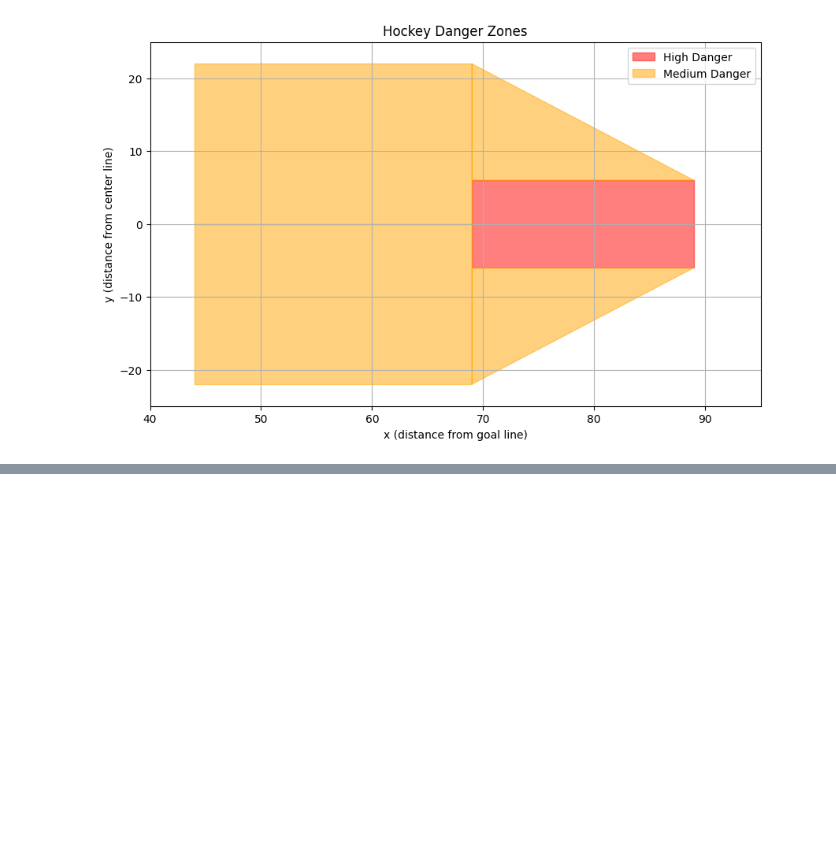
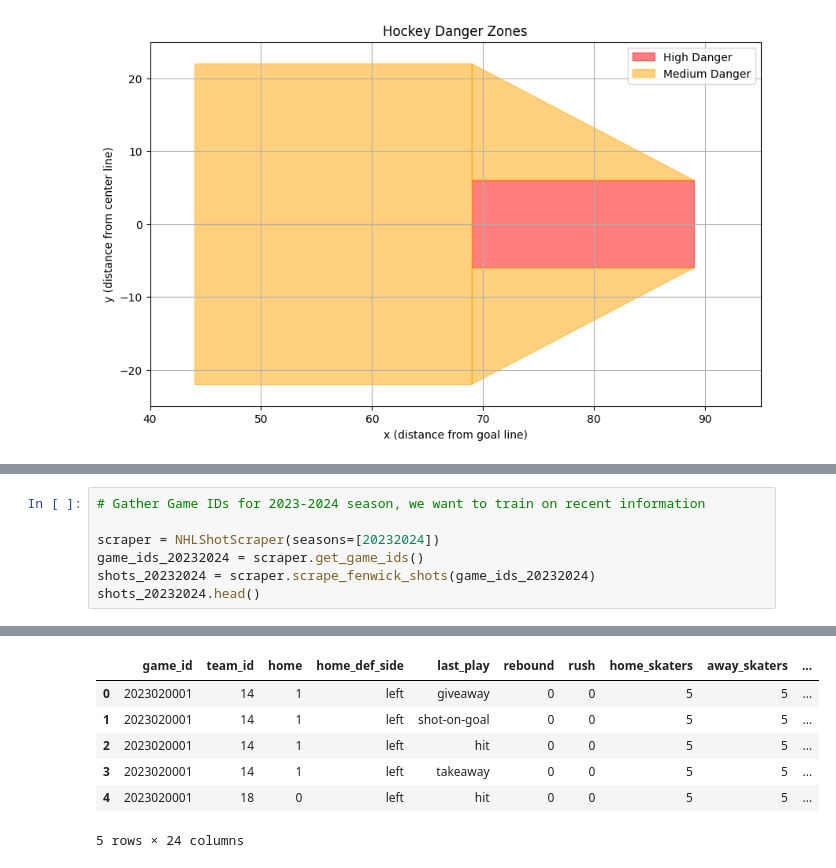
Before and after one commit to nolantphillips/nhl_predictors, a Jupyter notebook: notebooks/01_build_scraper.ipynb, the cells around one changed output, grey strips where cells are left out. Drawn from its saved outputs; the diff is of its cells as text; blank space fills up the shorter version.

```diff
--- a/notebooks/01_build_scraper.ipynb
+++ b/notebooks/01_build_scraper.ipynb
@@ -427,0 +434,8 @@ test.scrape_fenwick_shots([2025020331])
+# %%
+# Gather Game IDs for 2023-2024 season, we want to train on recent information
+
+scraper = NHLShotScraper(seasons=[20232024])
+game_ids_20232024 = scraper.get_game_ids()
+shots_20232024 = scraper.scrape_fenwick_shots(game_ids_20232024)
+shots_20232024.head()
+# %% [output]
@@ -427,0 +444,7 @@ test.scrape_fenwick_shots([2025020331])
+|  | game_id | team_id | home | home_def_side | last_play | rebound | rush | home_skaters | away_skaters | ... |
+| 0 | 2023020001 | 14 | 1 | left | giveaway | 0 | 0 | 5 | 5 | ... |
+| 1 | 2023020001 | 14 | 1 | left | shot-on-goal | 0 | 0 | 5 | 5 | ... |
+| 2 | 2023020001 | 14 | 1 | left | hit | 0 | 0 | 5 | 5 | ... |
+| 3 | 2023020001 | 14 | 1 | left | takeaway | 0 | 0 | 5 | 5 | ... |
+| 4 | 2023020001 | 18 | 0 | left | hit | 0 | 0 | 5 | 5 | ... |
+5 rows × 24 columns
```
Also changed, not shown: parts of 9 cells of this notebook.
